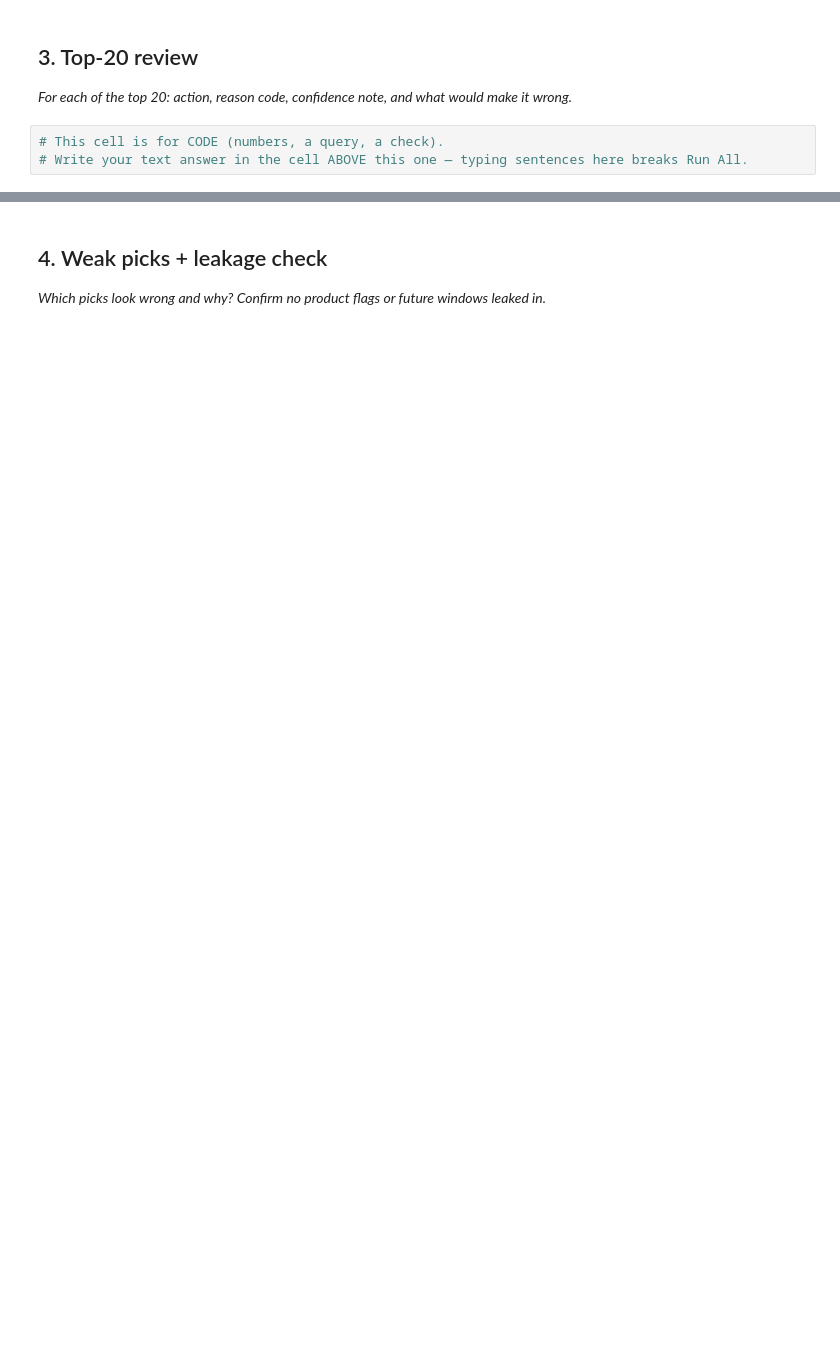
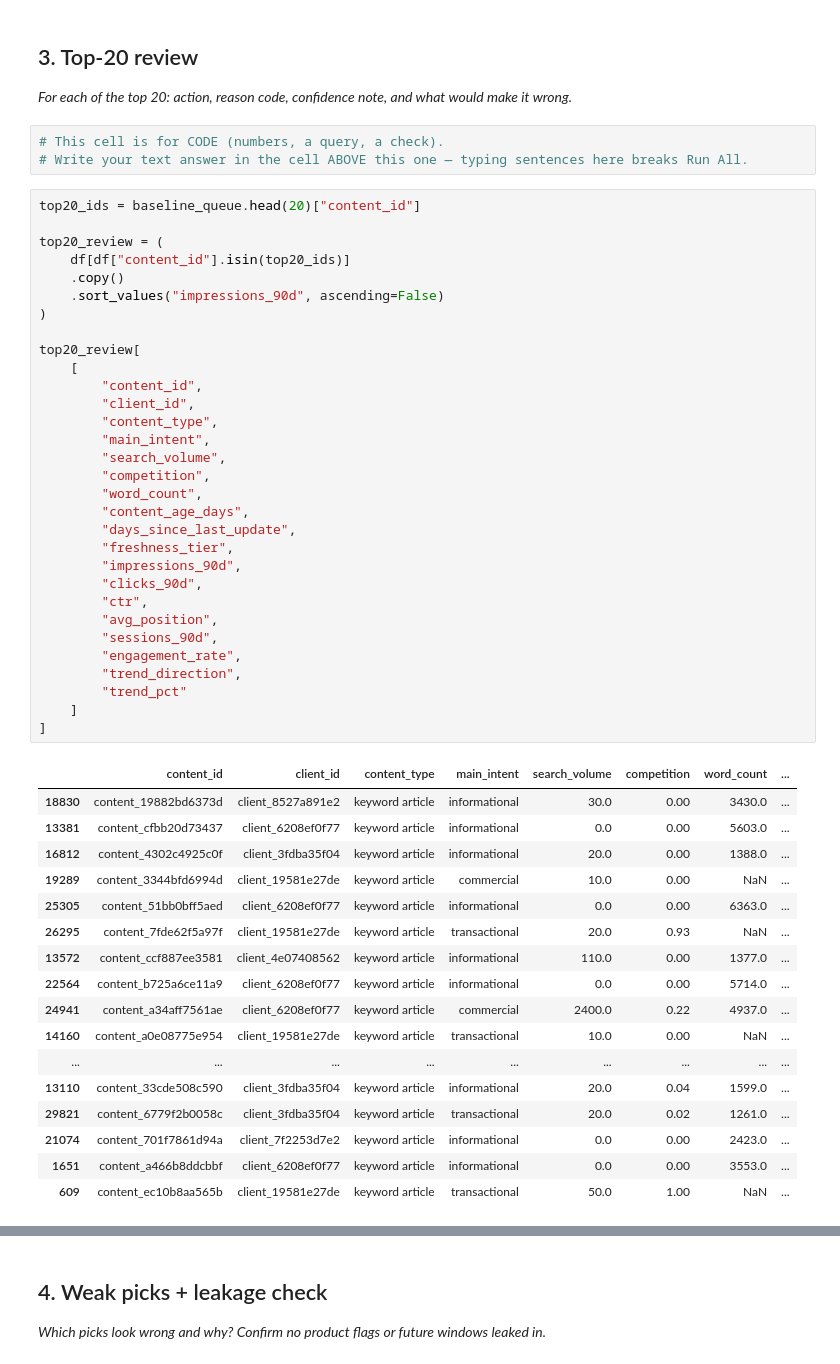
Before and after one commit to faculatini/flyrank_ml, a Jupyter notebook: work/notebooks/w04_baseline_score.ipynb, the cells around one changed output, grey strips where cells are left out. Cells and saved outputs as stored; diff of their text form; blank space fills up the shorter version.

```diff
--- a/work/notebooks/w04_baseline_score.ipynb
+++ b/work/notebooks/w04_baseline_score.ipynb
@@ -154,3 +526,52 @@ At least one of the two checked signals must be connected to a real FlyRank flag
 # %%
 # This cell is for CODE (numbers, a query, a check).
 # Write your text answer in the cell ABOVE this one — typing sentences here breaks Run All.
+# %%
+top20_ids = baseline_queue.head(20)["content_id"]
+
+top20_review = (
+    df[df["content_id"].isin(top20_ids)]
+    .copy()
+    .sort_values("impressions_90d", ascending=False)
+)
+
+top20_review[
+    [
+        "content_id",
+        "client_id",
+        "content_type",
+        "main_intent",
+        "search_volume",
+        "competition",
+        "word_count",
+        "content_age_days",
+        "days_since_last_update",
+        "freshness_tier",
+        "impressions_90d",
+        "clicks_90d",
+        "ctr",
+        "avg_position",
+        "sessions_90d",
+        "engagement_rate",
+        "trend_direction",
+        "trend_pct"
+    ]
+]
+# %% [output]
+|  | content_id | client_id | content_type | main_intent | search_volume | competition | word_count | ... |
+| 18830 | content_19882bd6373d | client_8527a891e2 | keyword article | informational | 30.0 | 0.00 | 3430.0 | ... |
+| 13381 | content_cfbb20d73437 | client_6208ef0f77 | keyword article | informational | 0.0 | 0.00 | 5603.0 | ... |
+| 16812 | content_4302c4925c0f | client_3fdba35f04 | keyword article | informational | 20.0 | 0.00 | 1388.0 | ... |
+| 19289 | content_3344bfd6994d | client_19581e27de | keyword article | commercial | 10.0 | 0.00 | NaN | ... |
+| 25305 | content_51bb0bff5aed | client_6208ef0f77 | keyword article | informational | 0.0 | 0.00 | 6363.0 | ... |
+| 26295 | content_7fde62f5a97f | client_19581e27de | keyword article | transactional | 20.0 | 0.93 | NaN | ... |
+| 13572 | content_ccf887ee3581 | client_4e07408562 | keyword article | informational | 110.0 | 0.00 | 1377.0 | ... |
+| 22564 | content_b725a6ce11a9 | client_6208ef0f77 | keyword article | informational | 0.0 | 0.00 | 5714.0 | ... |
+| 24941 | content_a34aff7561ae | client_6208ef0f77 | keyword article | commercial | 2400.0 | 0.22 | 4937.0 | ... |
+| 14160 | content_a0e08775e954 | client_19581e27de | keyword article | transactional | 10.0 | 0.00 | NaN | ... |
+| ... | ... | ... | ... | ... | ... | ... | ... | ... |
+| 13110 | content_33cde508c590 | client_3fdba35f04 | keyword article | informational | 20.0 | 0.04 | 1599.0 | ... |
+| 29821 | content_6779f2b0058c | client_3fdba35f04 | keyword article | transactional | 20.0 | 0.02 | 1261.0 | ... |
+| 21074 | content_701f7861d94a | client_7f2253d7e2 | keyword article | informational | 0.0 | 0.00 | 2423.0 | ... |
+| 1651 | content_a466b8ddcbbf | client_6208ef0f77 | keyword article | informational | 0.0 | 0.00 | 3553.0 | ... |
+| 609 | content_ec10b8aa565b | client_19581e27de | keyword article | transactional | 50.0 | 1.00 | NaN | ... |
```
Also changed, not shown: parts of 23 cells of this notebook.
